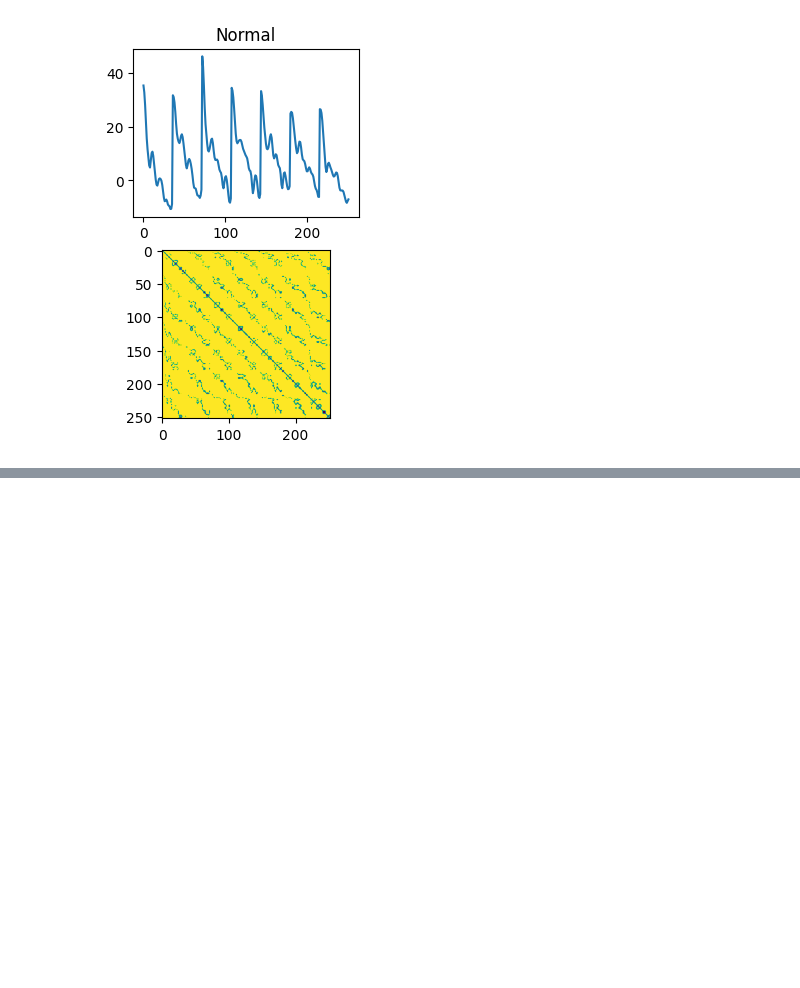
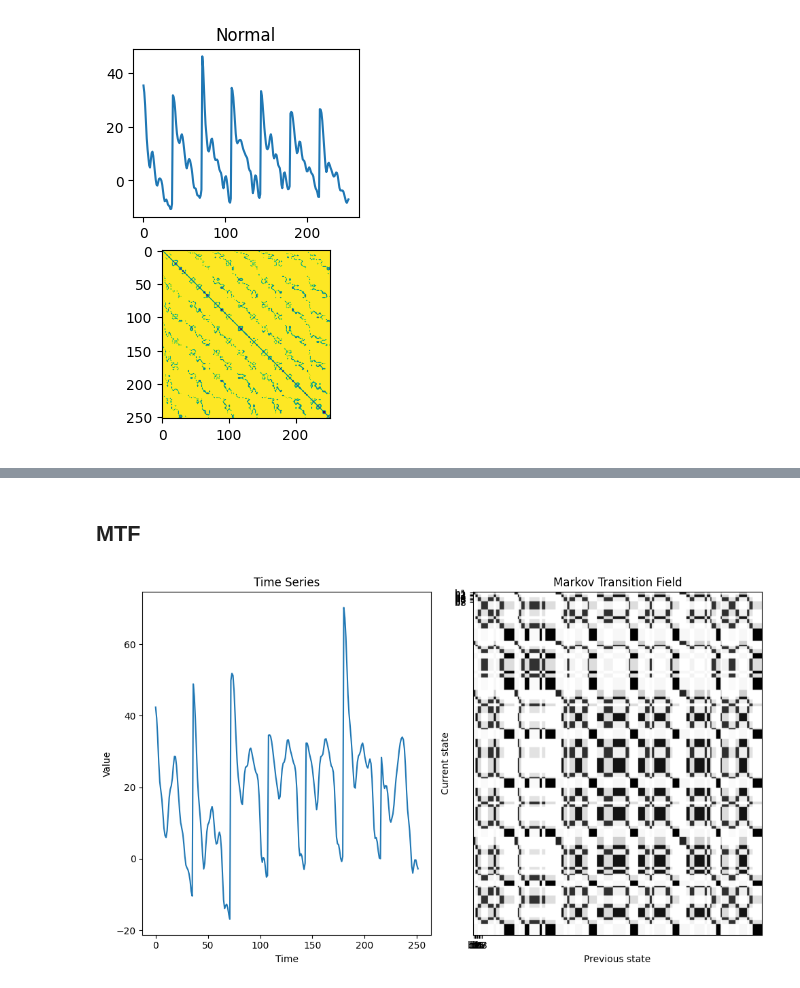
Before and after one commit to metal0bird/attention_eeg, a Jupyter notebook: SVM_PCA.ipynb, the cells around one changed output, grey strips where cells are left out. Cells and saved outputs as stored; diff of their text form; code cells hidden in the pictures; blank space fills up the shorter version.

```diff
--- a/SVM_PCA.ipynb
+++ b/SVM_PCA.ipynb
@@ -659,0 +734,62 @@ if __name__ == "__main__":
+# %%
+
+if __name__ == "__main__":
+    # Generate singal
+    N = 200
+    eps = 0.1
+    steps = 10
+    for name in trail_names:
+        for sec in range(585):
+            X = svm_focus[name][:,100]
+            gaf = GAF()
+            g, _,_,_ = gaf(X)
+
+            plt.figure(figsize=(3,3),dpi=200)
+            plt.imshow(g, cmap='rainbow', origin='lower')
+            plt.savefig("dataset_gam/focus/"+name+"_plot"+str(sec)+".png")
+# %% [markdown]
+## MTF
+# %%
+import numpy as np
+import matplotlib.pyplot as plt
+from pyts.image import MarkovTransitionField
+
+
+def plot_mtf_with_timeseries(time_series, n_bins=8):
+
+    # Discretize the time series into n_bins
+    discretized_ts = np.digitize(time_series, np.linspace(min(time_series), max(time_series), n_bins+1)) - 1
+
+    # Compute the Markov Transition Field
+    mtf = MarkovTransitionField(n_bins=n_bins)
+    mtf_data = mtf.fit_transform(np.array([discretized_ts]))
+
+    # Create figure and subplots
+    fig, axs = plt.subplots(1, 2, figsize=(10, 6))
+
+    # Plot time series
+    axs[0].plot(time_series)
+    axs[0].set_title("Time Series")
+    axs[0].set_xlabel("Time")
+    axs[0].set_ylabel("Value")
+
+    # Plot MTF
+    axs[1].imshow(mtf_data[0], cmap="Greys", aspect="auto")
+    axs[1].set_title("Markov Transition Field")
+    axs[1].set_xlabel("Previous state")
+    axs[1].set_ylabel("Current state")
+    axs[1].set_xticks(np.arange(n_bins))
+    axs[1].set_yticks(np.arange(n_bins))
+    axs[1].set_xticklabels([f"b{i+1}" for i in range(n_bins)])
+    axs[1].set_yticklabels([f"b{i+1}" for i in range(n_bins)])
+
+    # Adjust layout and show the plot
+    plt.tight_layout()
+    plt.show()
+
+
+# Example usage
+time_series = svm_drowsy[name][:,100]
+plot_mtf_with_timeseries(time_series)
+# %% [output]
+[figure, added]
```
Also changed, not shown: parts of 6 cells of this notebook, 3 other files.
